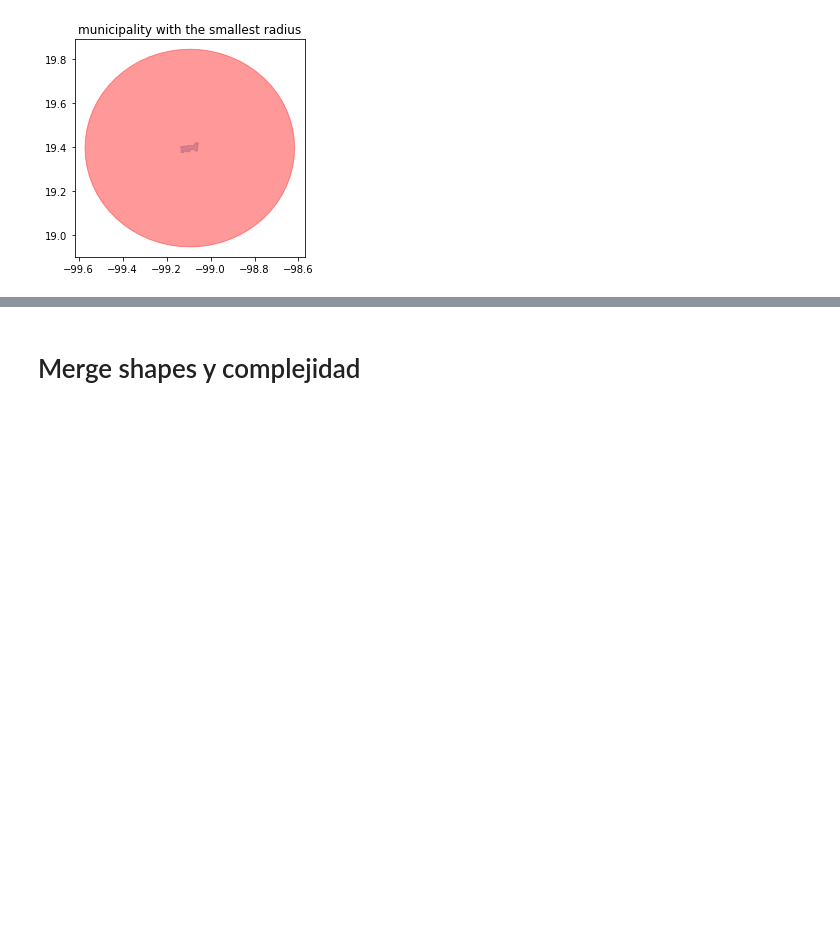
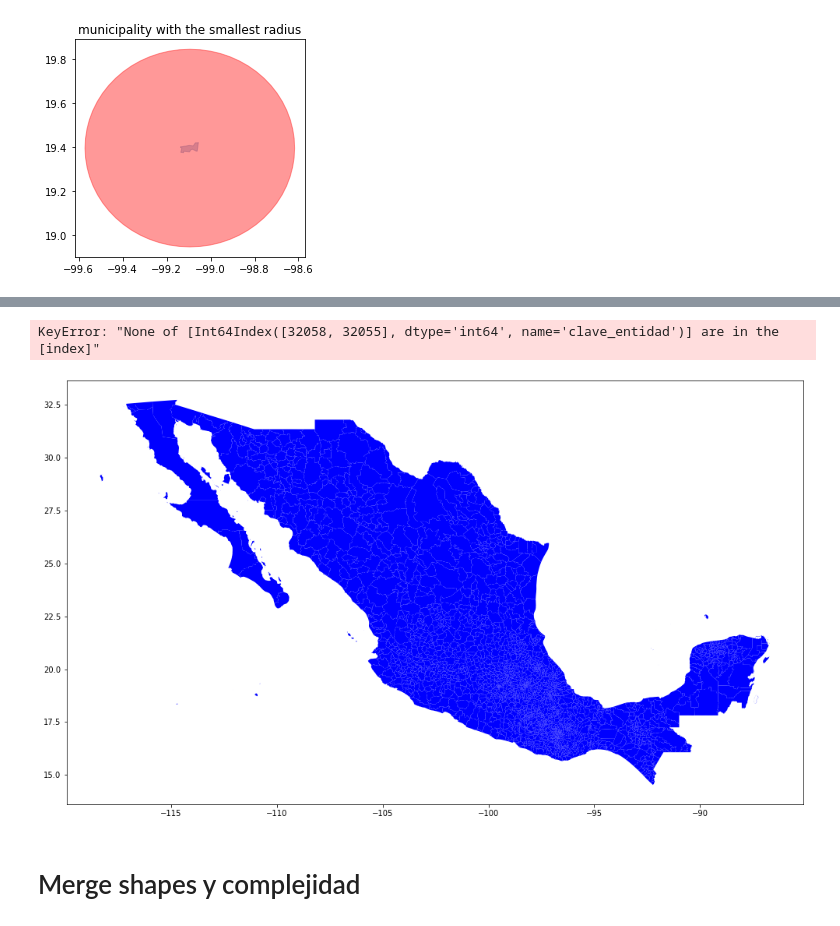
Before and after one commit to JerryAlfred/tradedeal, a Jupyter notebook: Circle_Adjusted.ipynb, the cells around one changed output, grey strips where cells are left out. Saved outputs shown, nothing was run; the diff lists cells and outputs as text; code cells hidden in the pictures; blank space fills up the shorter version.

Commit message:
with some visualization functions

```diff
--- a/Circle_Adjusted.ipynb
+++ b/Circle_Adjusted.ipynb
@@ -452,0 +444,2 @@ plt.show()
+# %%
+urban_shapes.set_index("clave_entidad", inplace = True)
@@ -452,0 +448,4 @@ plt.show()
+# %%
+urban_shapes = urban_shapes.rename_axis(index=None)
+
+urban_shapes
@@ -453,3 +473,18 @@ plt.show()
+# %%
+
+
+fig, ax = plt.subplots(figsize=(20,10))
+
+(urban_shapes).plot(ax=ax, color='blue', label='non-attractor');
+
+(urban_shapes.loc[[32058, 32055],:]).plot(ax=ax, color='red', label='attractor');
+
+plt.legend()
+
+plt.tight_layout();
+# %% [output]
+KeyError: "None of [Int64Index([32058, 32055], dtype='int64', name='clave_entidad')] are in the [index]"
+[figure, added]
 # %% [markdown]
 # Merge shapes y complejidad
 # %%
```
Also changed, not shown: parts of 5 cells of this notebook, 2 other files.
